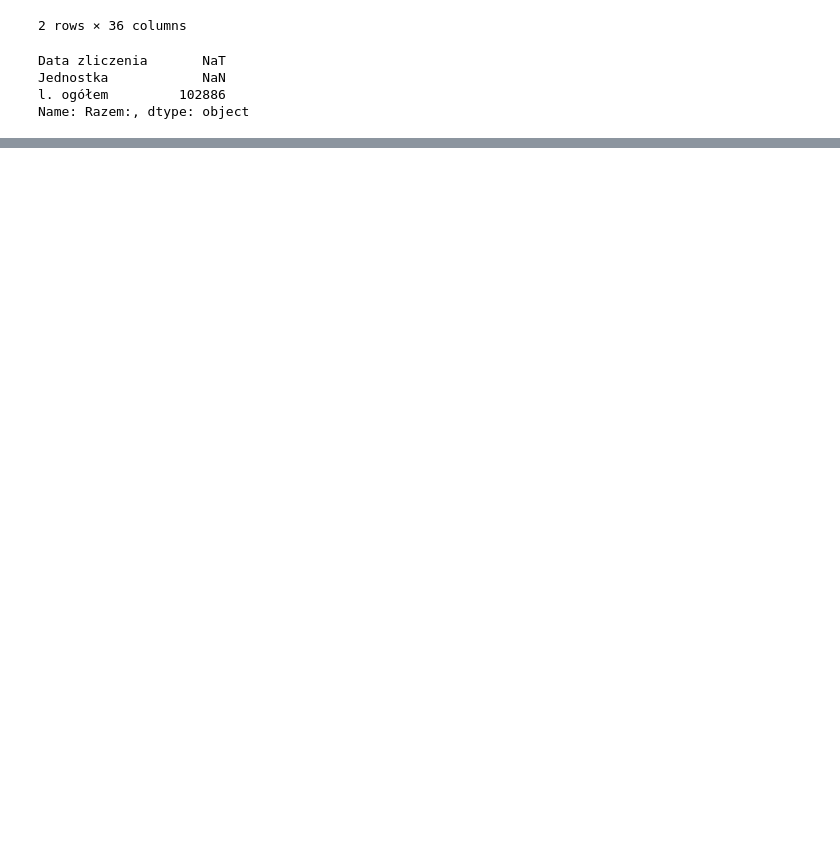
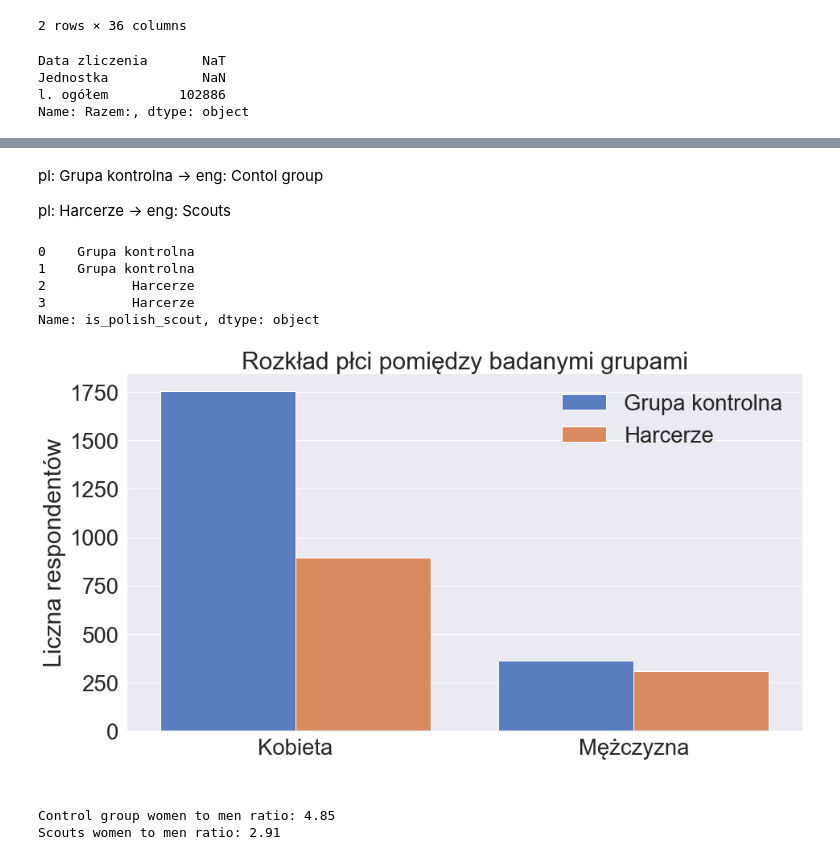
Before and after one commit to krassowska/scouts-and-ticks, a Jupyter notebook: Demographics.ipynb, the cells around one changed output, grey strips where cells are left out. Drawn from its saved outputs; the diff is of its cells as text; code cells hidden in the pictures; blank space fills up the shorter version.

```diff
--- a/Demographics.ipynb
+++ b/Demographics.ipynb
@@ -285,0 +287,3 @@ zhp_female_male_ratio
+# %%
+contingency_table = crosstab(g.sex, g.is_polish_scout)
+contingency_table
@@ -285,0 +306,3 @@ zhp_female_male_ratio
+# %%
+ct = DataFrame(contingency_table.unstack(), columns=['count']).reset_index()
+ct
@@ -285,0 +315,37 @@ zhp_female_male_ratio
+# %% [markdown]
+pl: Grupa kontrolna -> eng: Contol group
+
+pl: Harcerze -> eng: Scouts
+# %%
+dictionary_is_polish_scout = {
+    False: 'Grupa kontrolna',
+    True: 'Harcerze'
+}
+ct.is_polish_scout = ct.is_polish_scout.replace(dictionary_is_polish_scout)
+ct.is_polish_scout
+# %% [output]
+0    Grupa kontrolna
+1    Grupa kontrolna
+2           Harcerze
+3           Harcerze
+Name: is_polish_scout, dtype: object
+# %%
+gr = sns.catplot(
+    x="sex", y="count", hue="is_polish_scout", data=ct,
+    kind="bar", palette="muted", legend=False, height=8, aspect=14 / 8
+)
+gr.ax.legend(loc='upper right', frameon=False)
+labels(title='Rozkład płci pomiędzy badanymi grupami', x=' ', y='Liczna respondentów', legend=False);
+# %% [output]
+[figure, added]
+# %%
+is_scout_sex[True]['Kobieta']
+no_scout_sex_ratio_w_to_m = (is_scout_sex[False]['Kobieta']) / (is_scout_sex[False]['Mężczyzna'])
+scout_sex_ratio_w_to_m = (is_scout_sex[True]['Kobieta']) / (is_scout_sex[True]['Mężczyzna'])
+print(
+    f'Control group women to men ratio: {round(no_scout_sex_ratio_w_to_m, 2)}\n'
+    f'Scouts women to men ratio: {round(scout_sex_ratio_w_to_m, 2)}'
+)
+# %% [output]
+Control group women to men ratio: 4.85
+Scouts women to men ratio: 2.91
```
Also changed, not shown: parts of 32 cells of this notebook, 2 other files.
